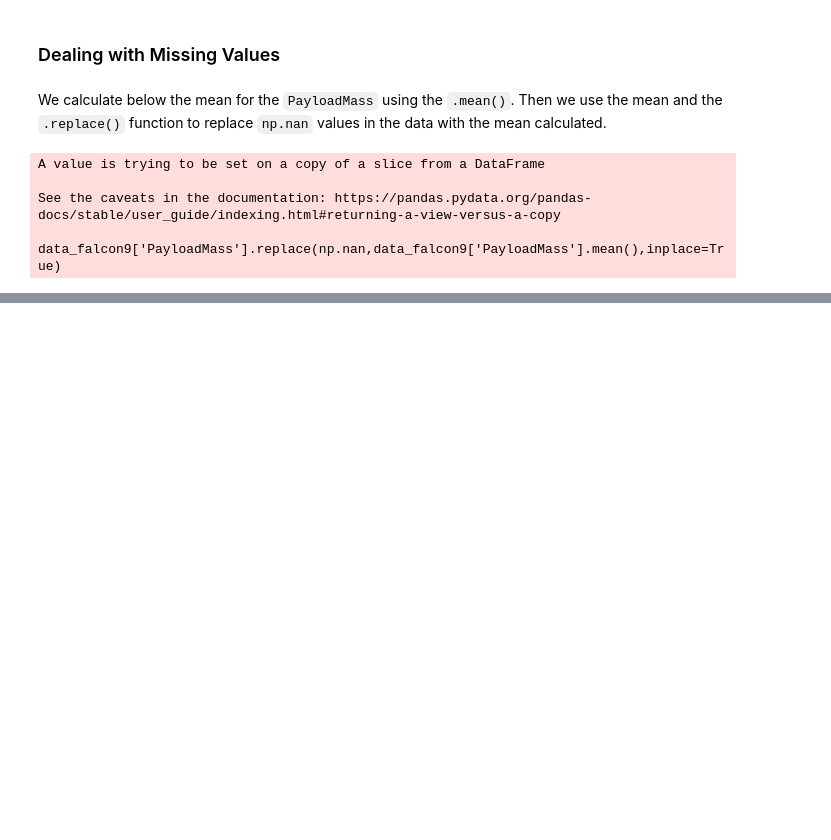
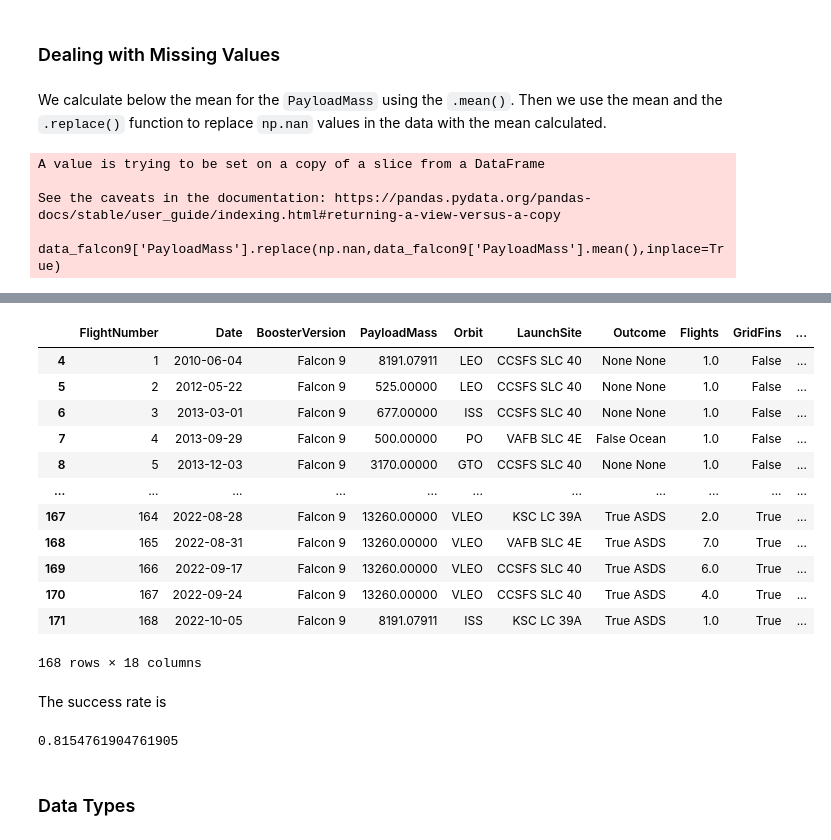
Before and after one commit to gleone8/spacex_falcon9_first_stage_landing_prediction, a Jupyter notebook: spacex_falcon9_first_stage_landing_prediction.ipynb, the cells around one changed output, grey strips where cells are left out. Drawn from its saved outputs; the diff is of its cells as text; code cells hidden in the pictures; blank space fills up the shorter version.

Commit message:
data wrangling

```diff
--- a/spacex_falcon9_first_stage_landing_prediction.ipynb
+++ b/spacex_falcon9_first_stage_landing_prediction.ipynb
@@ -364,0 +380,2 @@ Missing orbit --> replace to the most frequent value
+# %%
+landing_outcomes = data_falcon9['Outcome'].value_counts()
@@ -364,0 +396,3 @@ Missing orbit --> replace to the most frequent value
+# %%
+bad_outcomes=set(landing_outcomes.keys()[[2,3,5,6,7]])
+bad_outcomes
@@ -364,0 +403,10 @@ Missing orbit --> replace to the most frequent value
+# %%
+# landing_class = 0 if bad_outcome
+# landing_class = 1 otherwise
+landing_class = []
+for row in data_falcon9['Outcome']:
+    if row in bad_outcomes:
+        landing_class.append(0)
+    else:
+        landing_class.append(1)
+landing_class[0:8]
@@ -364,0 +417,3 @@ Missing orbit --> replace to the most frequent value
+# %%
+data_falcon9['Class']=landing_class
+data_falcon9[['Class']].head(8)
@@ -364,0 +435,24 @@ Missing orbit --> replace to the most frequent value
+# %%
+data_falcon9
+# %% [output]
+|  | FlightNumber | Date | BoosterVersion | PayloadMass | Orbit | LaunchSite | Outcome | Flights | GridFins | ... |
+| 4 | 1 | 2010-06-04 | Falcon 9 | 8191.07911 | LEO | CCSFS SLC 40 | None None | 1.0 | False | ... |
+| 5 | 2 | 2012-05-22 | Falcon 9 | 525.00000 | LEO | CCSFS SLC 40 | None None | 1.0 | False | ... |
+| 6 | 3 | 2013-03-01 | Falcon 9 | 677.00000 | ISS | CCSFS SLC 40 | None None | 1.0 | False | ... |
+| 7 | 4 | 2013-09-29 | Falcon 9 | 500.00000 | PO | VAFB SLC 4E | False Ocean | 1.0 | False | ... |
+| 8 | 5 | 2013-12-03 | Falcon 9 | 3170.00000 | GTO | CCSFS SLC 40 | None None | 1.0 | False | ... |
+| ... | ... | ... | ... | ... | ... | ... | ... | ... | ... | ... |
+| 167 | 164 | 2022-08-28 | Falcon 9 | 13260.00000 | VLEO | KSC LC 39A | True ASDS | 2.0 | True | ... |
+| 168 | 165 | 2022-08-31 | Falcon 9 | 13260.00000 | VLEO | VAFB SLC 4E | True ASDS | 7.0 | True | ... |
+| 169 | 166 | 2022-09-17 | Falcon 9 | 13260.00000 | VLEO | CCSFS SLC 40 | True ASDS | 6.0 | True | ... |
+| 170 | 167 | 2022-09-24 | Falcon 9 | 13260.00000 | VLEO | CCSFS SLC 40 | True ASDS | 4.0 | True | ... |
+| 171 | 168 | 2022-10-05 | Falcon 9 | 8191.07911 | ISS | KSC LC 39A | True ASDS | 1.0 | True | ... |
+168 rows × 18 columns
+# %% [markdown]
+The success rate is
+# %%
+data_falcon9["Class"].mean()
+# %% [output]
+0.8154761904761905
+# %% [markdown]
+### Data Types
```
Also changed, not shown: parts of 25 cells of this notebook, 1 other file.
